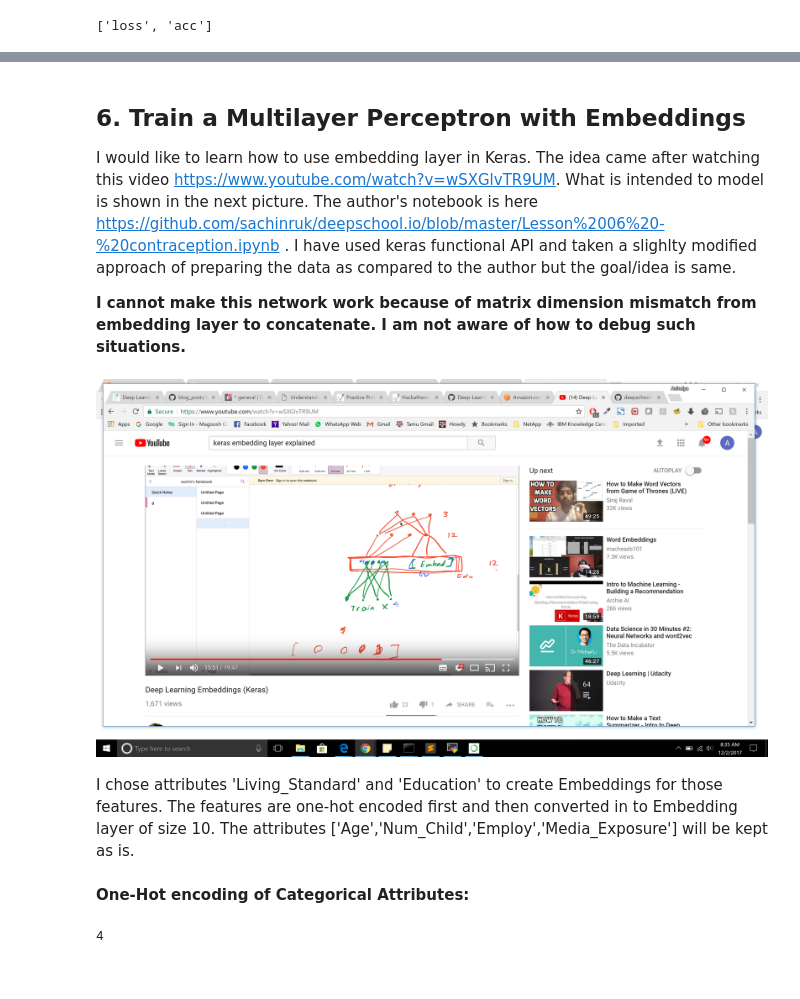
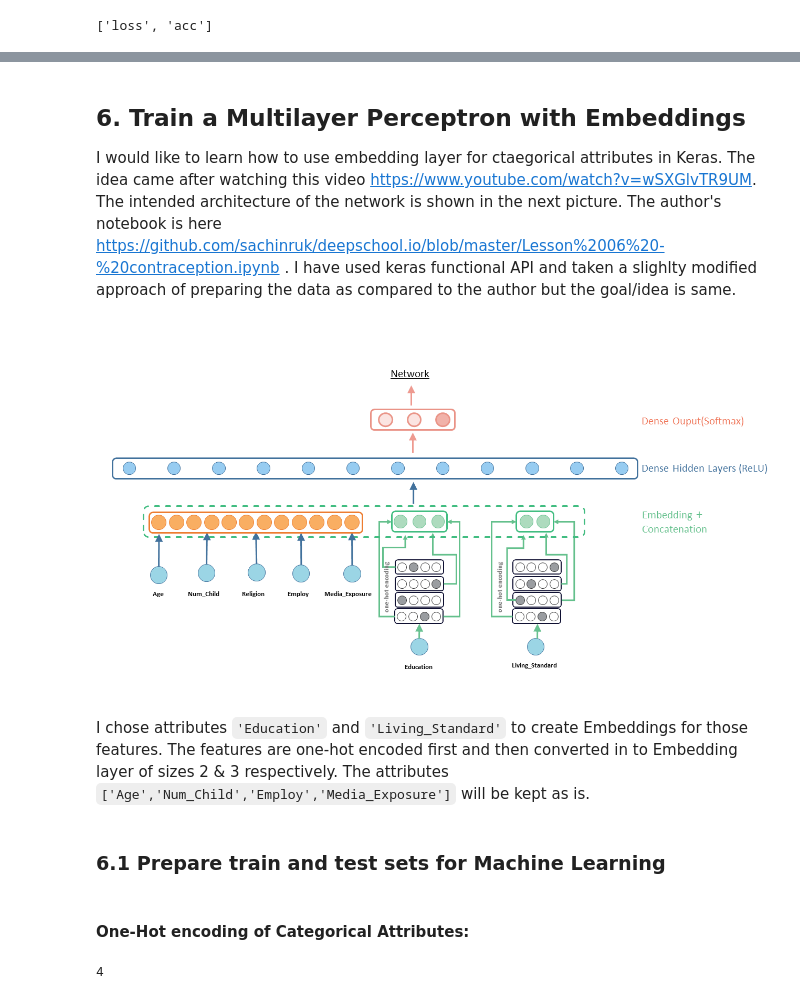
Before and after one commit to LinuxAI-PKU/ml-workspace, a Jupyter notebook: using-embeddings-keras/using-embeddings-keras.ipynb, the cells around one changed output, grey strips where cells are left out. Cells and saved outputs as stored; diff of their text form; code cells hidden in the pictures.

Commit message:
updated keras embeddings

```diff
--- a/using-embeddings-keras/using-embeddings-keras.ipynb
+++ b/using-embeddings-keras/using-embeddings-keras.ipynb
@@ -331,13 +359,11 @@ array([[ 0.10775429,  0.25844184,  0.6338039 ],
 # %% [markdown]
 ## 6. Train a Multilayer Perceptron with Embeddings
 
-I would like to learn how to use embedding layer in Keras. The idea came after watching this video https://www.youtube.com/watch?v=wSXGlvTR9UM. What is intended to model is shown in the next picture. The author's notebook is here https://github.com/sachinruk/deepschool.io/blob/master/Lesson%2006%20-%20contraception.ipynb . I have used keras functional API and taken a slighlty modified approach of preparing the data as compared to the author but the goal/idea is same.
-
-**I cannot make this network work because of matrix dimension mismatch from embedding layer to concatenate. I am not aware of how to debug such situations.**
+I would like to learn how to use embedding layer for ctaegorical attributes in Keras. The idea came after watching this video https://www.youtube.com/watch?v=wSXGlvTR9UM. The intended architecture of the network is shown in the next picture. The author's notebook is here https://github.com/sachinruk/deepschool.io/blob/master/Lesson%2006%20-%20contraception.ipynb . I have used keras functional API and taken a slighlty modified approach of preparing the data as compared to the author but the goal/idea is same.
 # %%
 from IPython.display import Image
-Image(filename='images/intendtodo.png')
+Image(filename='images/network.png')
 # %% [output]
-[figure, old version]
+[figure, new version]
 # %% [markdown]
-I chose attributes 'Living_Standard' and 'Education' to create Embeddings for those features. The features are one-hot encoded first and then converted in to Embedding layer of size 10. The attributes ['Age','Num_Child','Employ','Media_Exposure'] will be kept as is.
+I chose attributes `'Education'` and `'Living_Standard'` to create Embeddings for those features. The features are one-hot encoded first and then converted in to Embedding layer of sizes 2 & 3 respectively. The attributes `['Age','Num_Child','Employ','Media_Exposure']` will be kept as is.
@@ -344,5 +373,7 @@ I chose attributes 'Living_Standard' and 'Education' to create Embeddings for th
+# %% [markdown]
+### 6.1 Prepare train and test sets for Machine Learning
 # %% [markdown]
-**One-Hot encoding of Categorical Attributes:**
+#### One-Hot encoding of Categorical Attributes:
 # %%
 living_standard_max_categories = cmc_df['Living_Standard'].max()
 living_standard_max_categories
```
Also changed, not shown: parts of 49 cells of this notebook, 2 other files.
